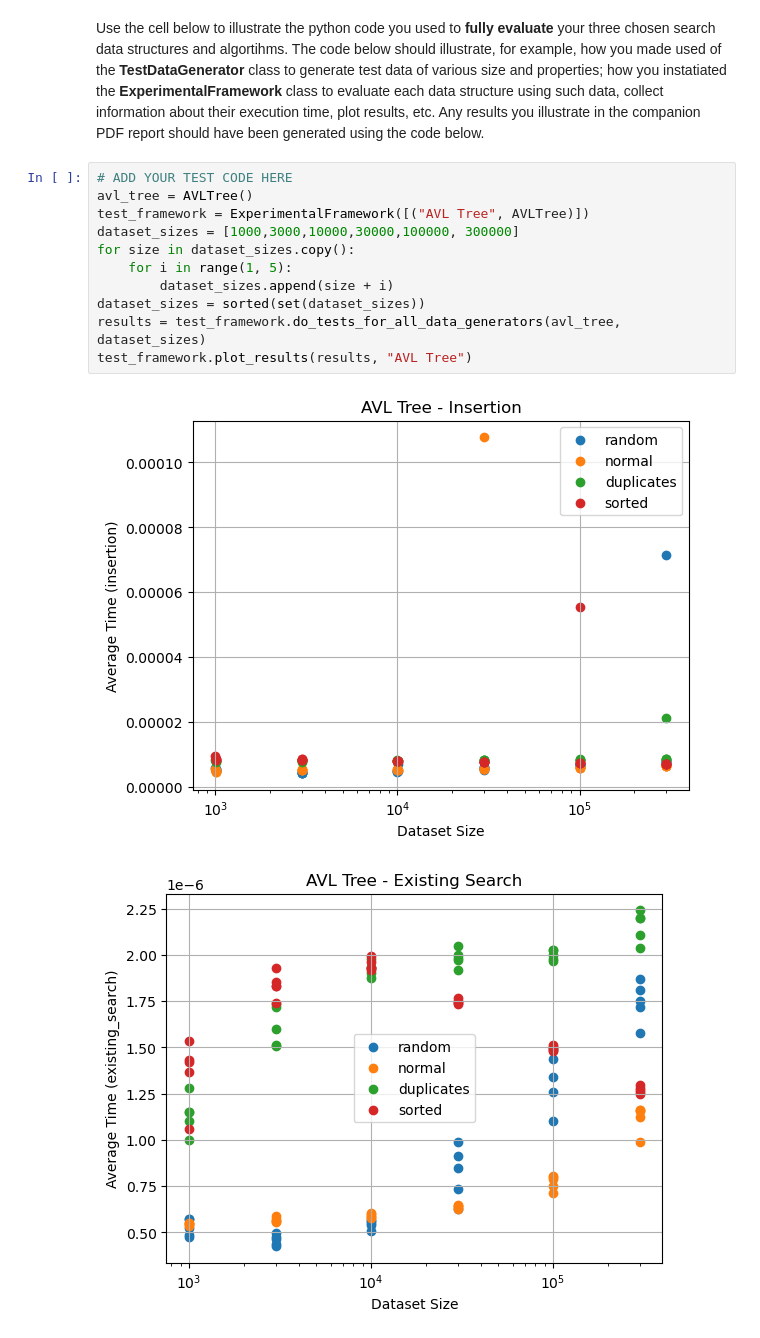
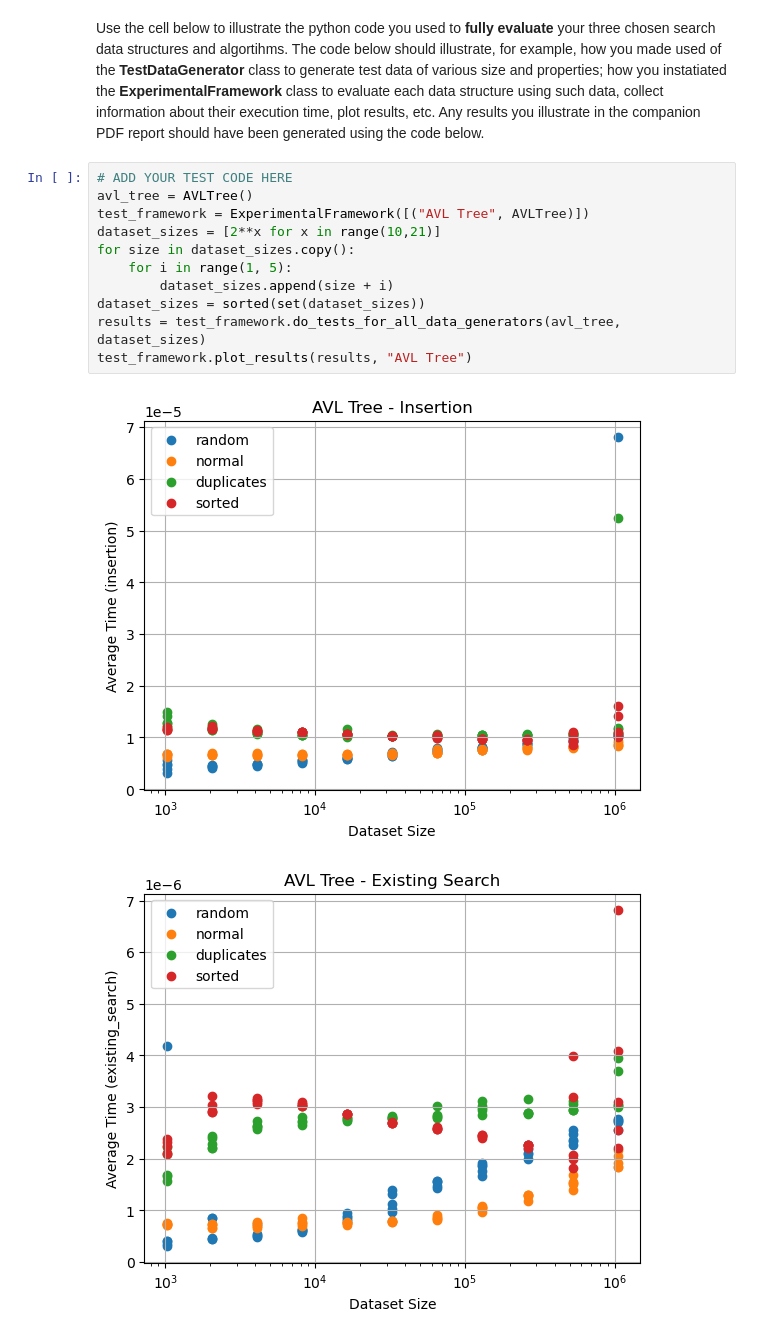
Before and after one commit to spicyGrape/COMP0005_Alg_cw, a Jupyter notebook: grp-23-0005code.ipynb, the cells around one changed output. Cells and saved outputs as stored; diff of their text form.

```diff
--- a/grp-23-0005code.ipynb
+++ b/grp-23-0005code.ipynb
@@ -630,14 +630,14 @@ Use the cell below to illustrate the python code you used to **fully evaluate**
 # %%
 # ADD YOUR TEST CODE HERE
 avl_tree = AVLTree()
 test_framework = ExperimentalFramework([("AVL Tree", AVLTree)])
-dataset_sizes = [1000,3000,10000,30000,100000, 300000]
+dataset_sizes = [2**x for x in range(10,21)]
 for size in dataset_sizes.copy():
     for i in range(1, 5):
         dataset_sizes.append(size + i)
 dataset_sizes = sorted(set(dataset_sizes))
 results = test_framework.do_tests_for_all_data_generators(avl_tree, dataset_sizes)
 test_framework.plot_results(results, "AVL Tree")
 # %% [output]
-[figure, old version]
+[figure, new version]
-[figure, old version]
+[figure, new version]
```
Also changed, not shown: parts of 3 cells of this notebook.
